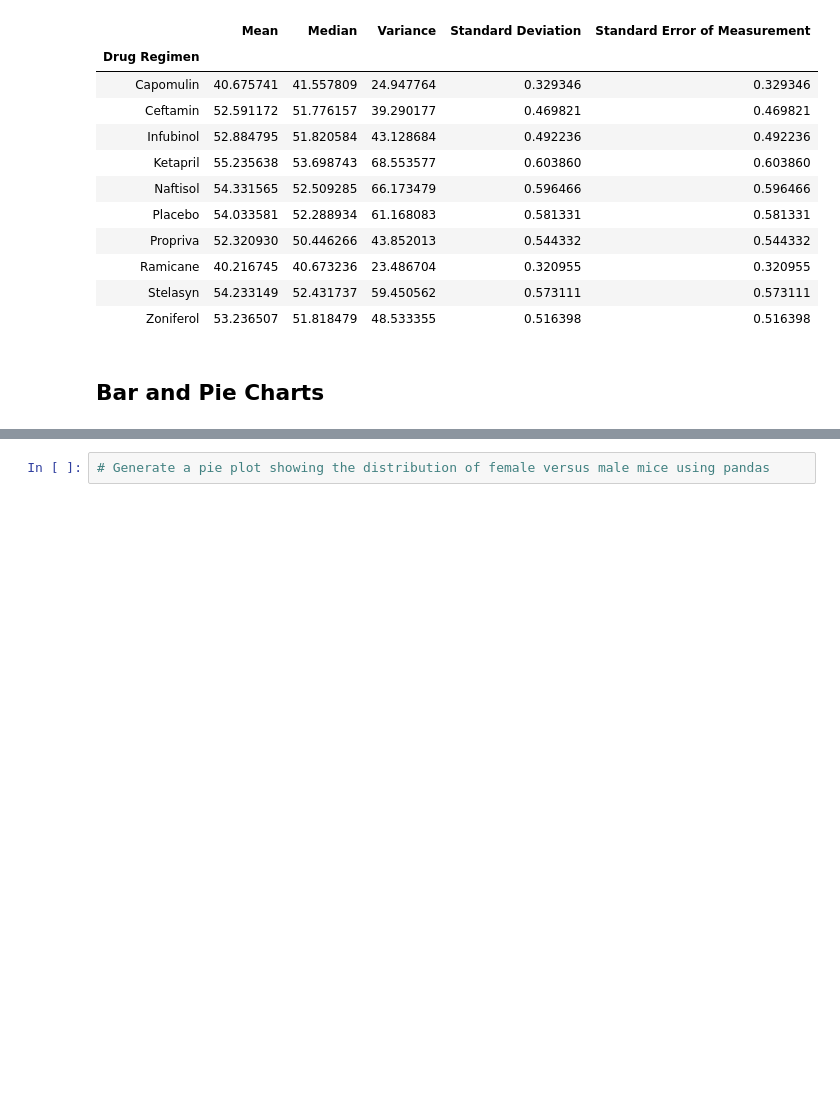
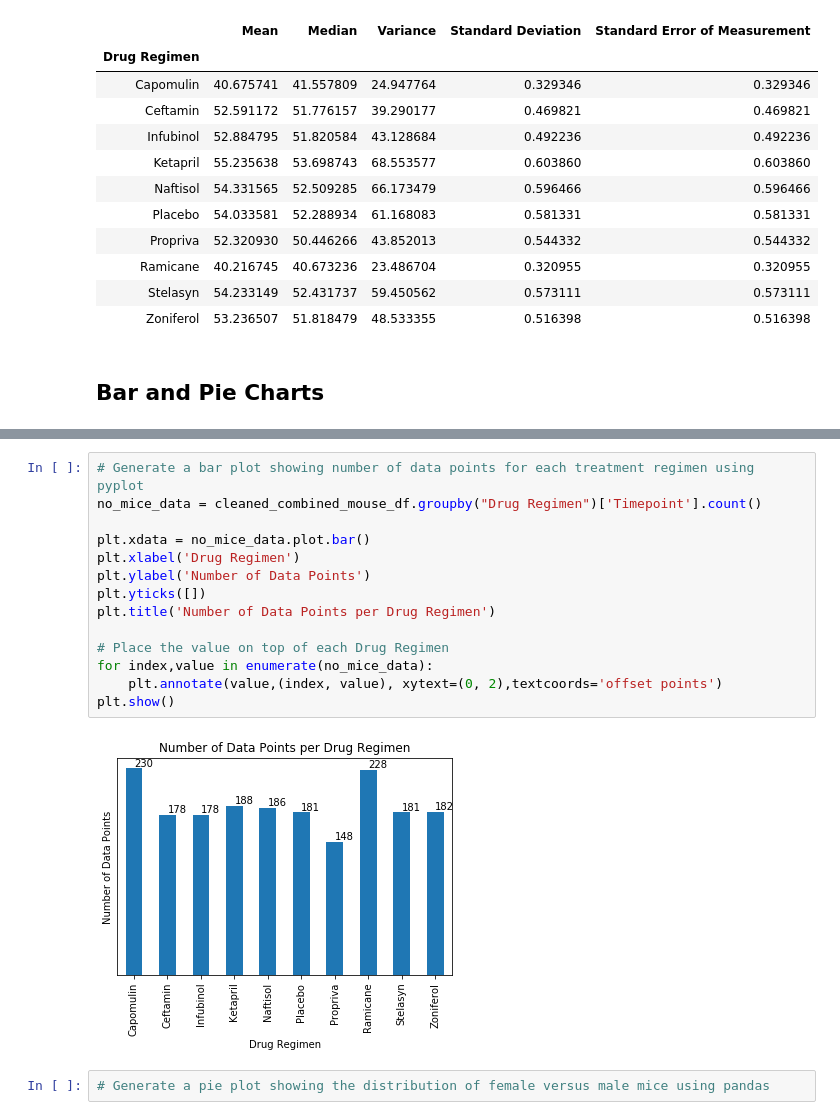
Before and after one commit to blt1339/matplotlib-challenge, a Jupyter notebook: Pymaceuticals/pymaceuticals.ipynb, the cells around one changed output, grey strips where cells are left out. Cells and saved outputs as stored; diff of their text form; blank space fills up the shorter version.

```diff
--- a/Pymaceuticals/pymaceuticals.ipynb
+++ b/Pymaceuticals/pymaceuticals.ipynb
@@ -180,3 +207,19 @@ for index,value in enumerate(no_mice_per_regimen):
+# %%
+# Generate a bar plot showing number of data points for each treatment regimen using pyplot
+no_mice_data = cleaned_combined_mouse_df.groupby("Drug Regimen")['Timepoint'].count()
+
+plt.xdata = no_mice_data.plot.bar()
+plt.xlabel('Drug Regimen')
+plt.ylabel('Number of Data Points')
+plt.yticks([])
+plt.title('Number of Data Points per Drug Regimen')
+
+# Place the value on top of each Drug Regimen
+for index,value in enumerate(no_mice_data):
+    plt.annotate(value,(index, value), xytext=(0, 2),textcoords='offset points')
+plt.show()
+# %% [output]
+[figure, added]
 # %%
 # Generate a pie plot showing the distribution of female versus male mice using pandas
 # %%
```
Also changed, not shown: parts of 5 cells of this notebook.
